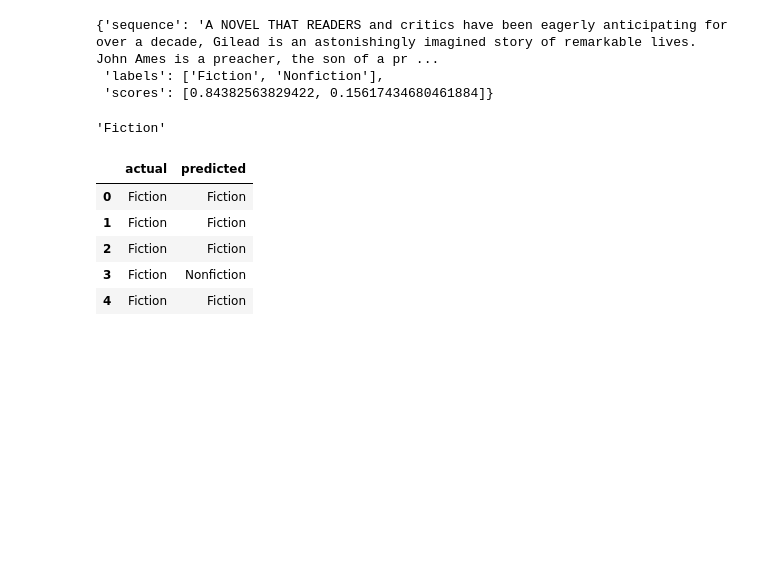
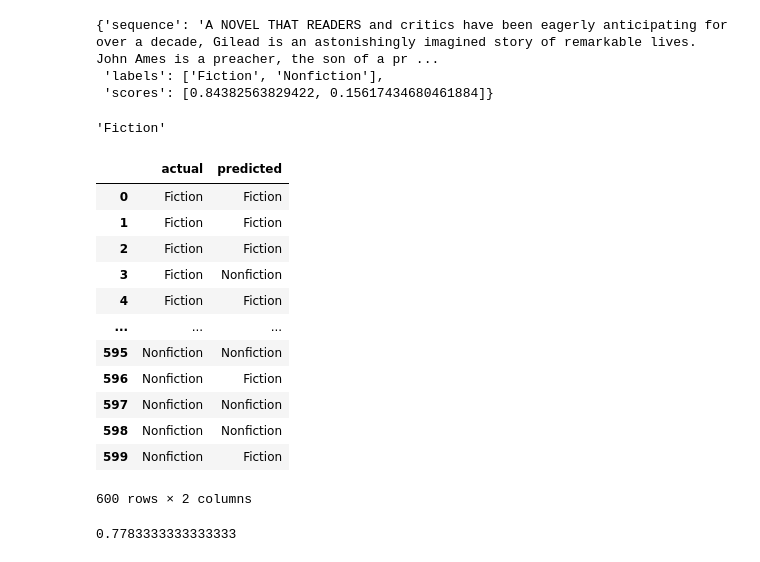
Before and after one commit to Goyam02/Book-Recommender_Semantic, a Jupyter notebook: text_classifcation.ipynb, the cells around one changed output. Cells and saved outputs as stored; diff of their text form; code cells hidden in the pictures; blank space fills up the shorter version.

Commit message:
predict: categories for missing categories from dataset

```diff
--- a/text_classifcation.ipynb
+++ b/text_classifcation.ipynb
@@ -166,11 +166,18 @@ for i in tqdm(range(0,300)):
 # %%
 prediction_df = pd.DataFrame({"actual":actual_categories,"predicted":predicted_categories})
 # %%
-prediction_df.head()
+prediction_df
 # %% [output]
 |  | actual | predicted |
 | 0 | Fiction | Fiction |
 | 1 | Fiction | Fiction |
 | 2 | Fiction | Fiction |
 | 3 | Fiction | Nonfiction |
 | 4 | Fiction | Fiction |
+| ... | ... | ... |
+| 595 | Nonfiction | Nonfiction |
+| 596 | Nonfiction | Fiction |
+| 597 | Nonfiction | Nonfiction |
+| 598 | Nonfiction | Nonfiction |
+| 599 | Nonfiction | Fiction |
+600 rows × 2 columns
@@ -176,0 +186,4 @@ prediction_df.head()
+# %%
+float(prediction_df["correct"].sum()/len(prediction_df))
+# %% [output]
+0.7783333333333333
```
Also changed, not shown: parts of 5 cells of this notebook.
